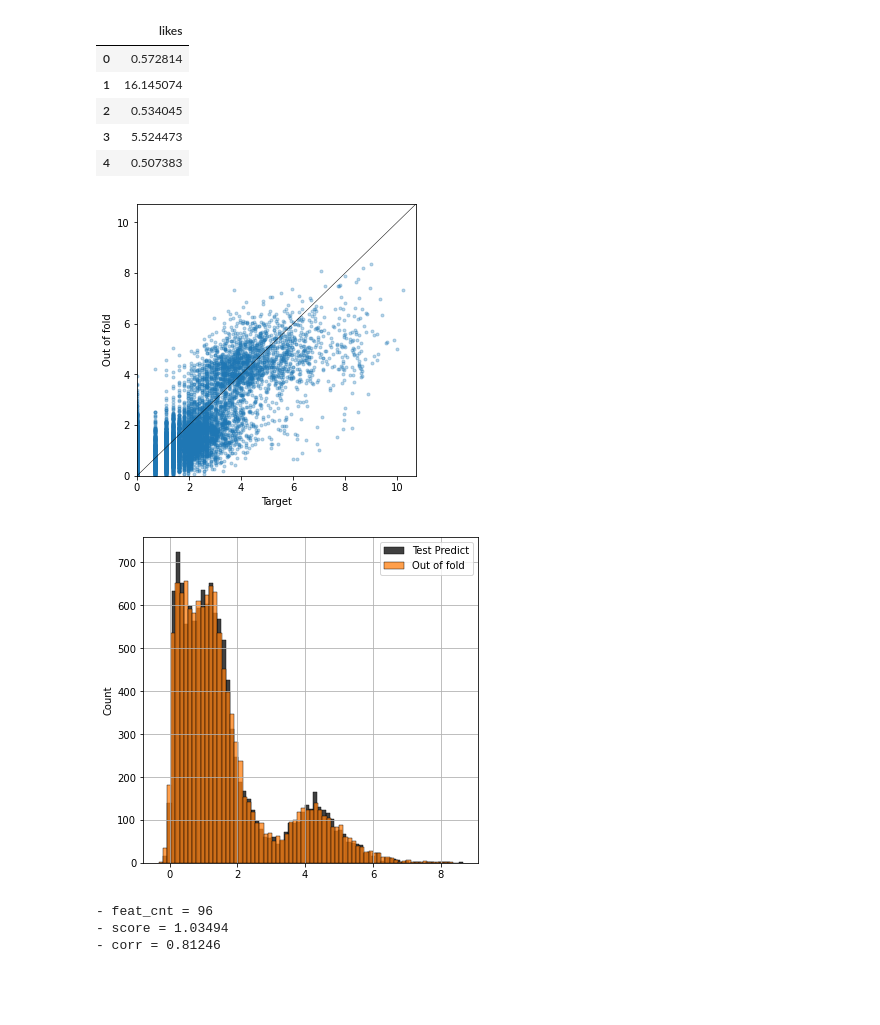
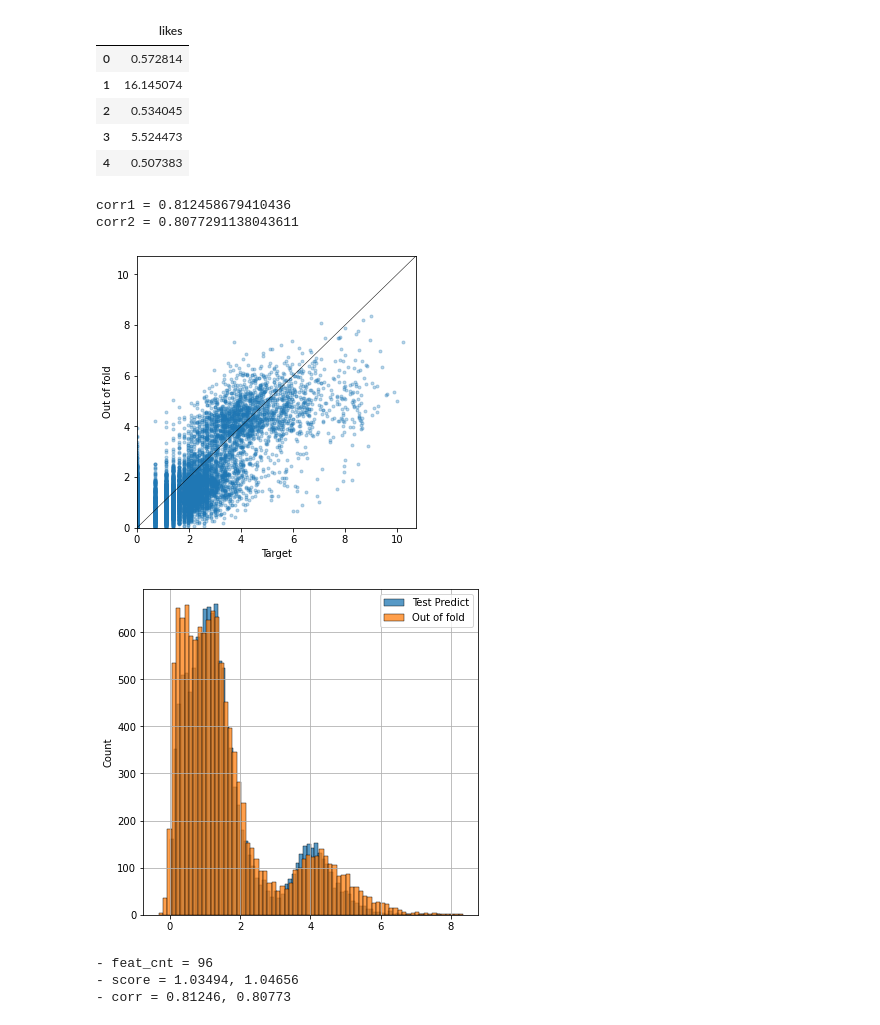
Before and after one commit to yumehara/atmacup10, a Jupyter notebook: notebook/baseline.ipynb, the cells around one changed output. Drawn from its saved outputs; the diff is of its cells as text; code cells hidden in the pictures; blank space fills up the shorter version.

```diff
--- a/notebook/baseline.ipynb
+++ b/notebook/baseline.ipynb
@@ -381,0 +386,9 @@ Early stopping, best iteration is:
+# %%
+test_only = test[~test['principal_maker_flag']].drop(columns=['principal_maker_flag'])
+
+train_X2 = create_all_feature(train, func_list)
+test_X2 = create_all_feature(test_only, func_list)
+train_y2 = split_train_target(train)
+print(train_X2.shape)
+print(train_y2.shape)
+print(test_X2.shape)
@@ -381,0 +399,6 @@ Early stopping, best iteration is:
+# %%
+models2, oof_pred2, score2 = train_kfold(train_X2, train_y2)
+pred2 = predict_test(test_X2, models2)
+test_pred2 = revert_to_real(pred2)
+print(len(test_pred2))
+test_X2['likes'] = test_pred2
@@ -381,0 +423,5 @@ Early stopping, best iteration is:
+# %%
+test_X = pd.concat([test_X1, test_X2])
+print(len(test_X1), len(test_X2), len(test_X))
+assert len(test_X) == len(test)
+df_test_pred = test_X[['likes']]
@@ -382,5 +430,5 @@ Early stopping, best iteration is:
 # %%
-df_test_pred = pd.DataFrame(test_pred, columns=['likes'])
+# df_test_pred = pd.DataFrame(test_pred, columns=['likes'])
 assert len(df_test_pred) == len(test)
 df_test_pred.to_csv('../output/submit.csv', index=False)
 df_test_pred.head()
@@ -405,9 +453,14 @@ def plot_scatter(target, oof):
     plt.xlim(0, xmax)
     plt.ylim(0, xmax)
 # %%
-corr = train_y.corr(pd.Series(oof_pred))
-plot_scatter(train_y, oof_pred)
+corr1 = train_y1.corr(pd.Series(oof_pred1))
+print('corr1 =', corr1)
+corr2 = train_y2.corr(pd.Series(oof_pred2))
+print('corr2 =', corr2)
+plot_scatter(train_y1, oof_pred1)
 # %% [output]
+corr1 = 0.812458679410436
+corr2 = 0.8077291138043611
 [figure]
 # %%
 def plot_hist(oof, pred):
@@ -417,15 +470,15 @@ def plot_hist(oof, pred):
     ax.legend()
     ax.grid()
 # %%
-plot_hist(oof_pred, pred)
+plot_hist(oof_pred1, np.log1p(df_test_pred))
 # %% [output]
-[figure, old version]
+[figure, new version]
 # %%
 print('- feat_cnt =', feat_cnt)
-print(f'- score = {score:.5f}')
-print(f'- corr = {corr:.5f}')
+print(f'- score = {score1:.5f}, {score2:.5f}')
+print(f'- corr = {corr1:.5f}, {corr2:.5f}')
 # %% [output]
 - feat_cnt = 96
-- score = 1.03494
-- corr = 0.81246
+- score = 1.03494, 1.04656
+- corr = 0.81246, 0.80773
 # %% [markdown]
```
Also changed, not shown: parts of 25 cells of this notebook.
